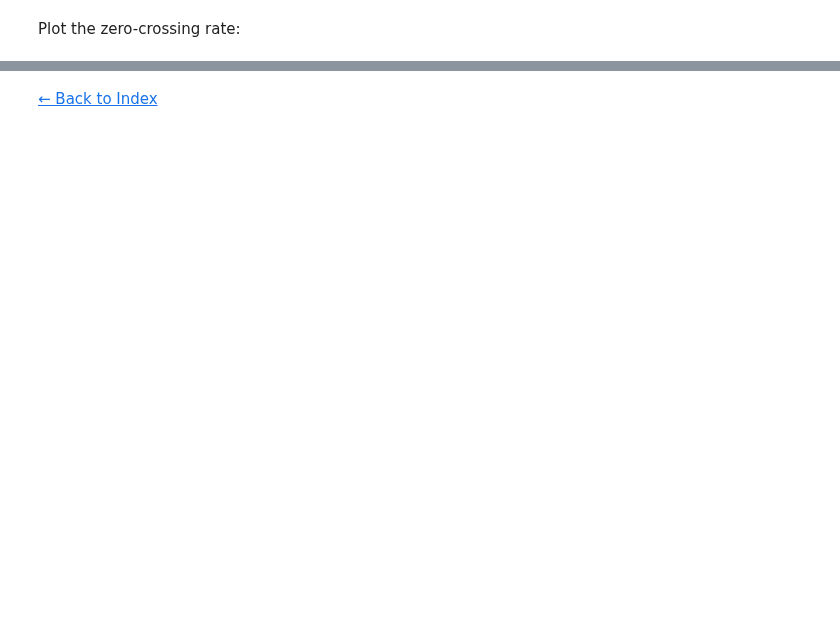
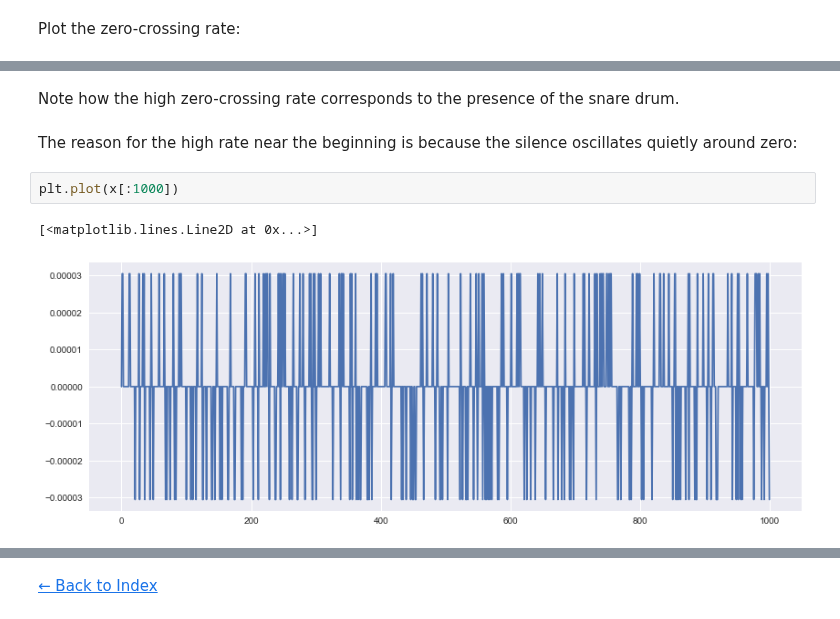
Before and after one commit to iranroman/musicinformationretrieval.com, a Jupyter notebook: zcr.ipynb, the cells around one changed output, grey strips where cells are left out. Saved outputs shown, nothing was run; the diff lists cells and outputs as text; blank space fills up the shorter version.

```diff
--- a/zcr.ipynb
+++ b/zcr.ipynb
@@ -57,0 +67,9 @@ plt.plot(zcrs[0])
+# %% [markdown]
+Note how the high zero-crossing rate corresponds to the presence of the snare drum.
+# %% [markdown]
+The reason for the high rate near the beginning is because the silence oscillates quietly around zero:
+# %%
+plt.plot(x[:1000])
+# %% [output]
+[<matplotlib.lines.Line2D at 0x...>]
+[figure, added]
```
Also changed, not shown: parts of 19 cells of this notebook, 1 other file.
